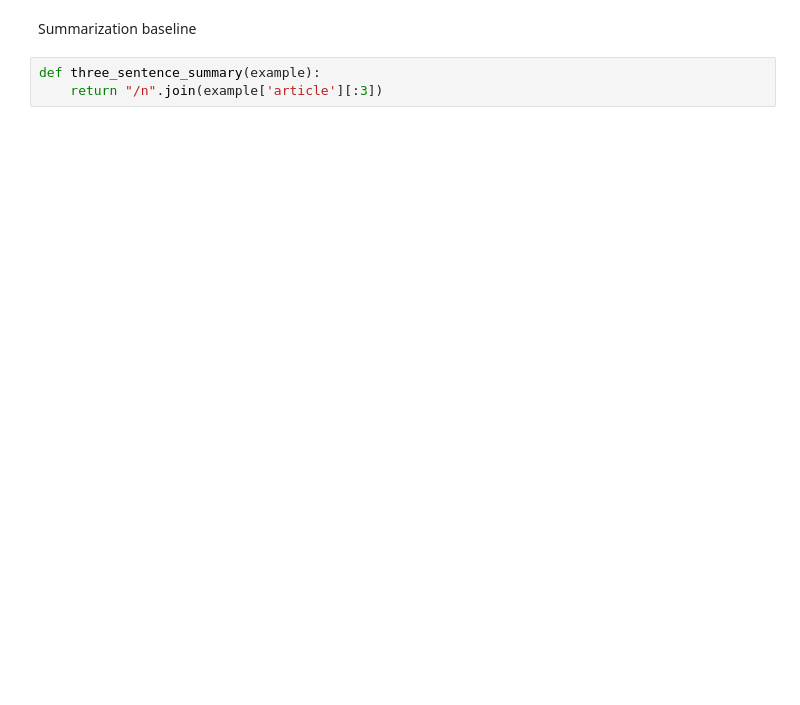
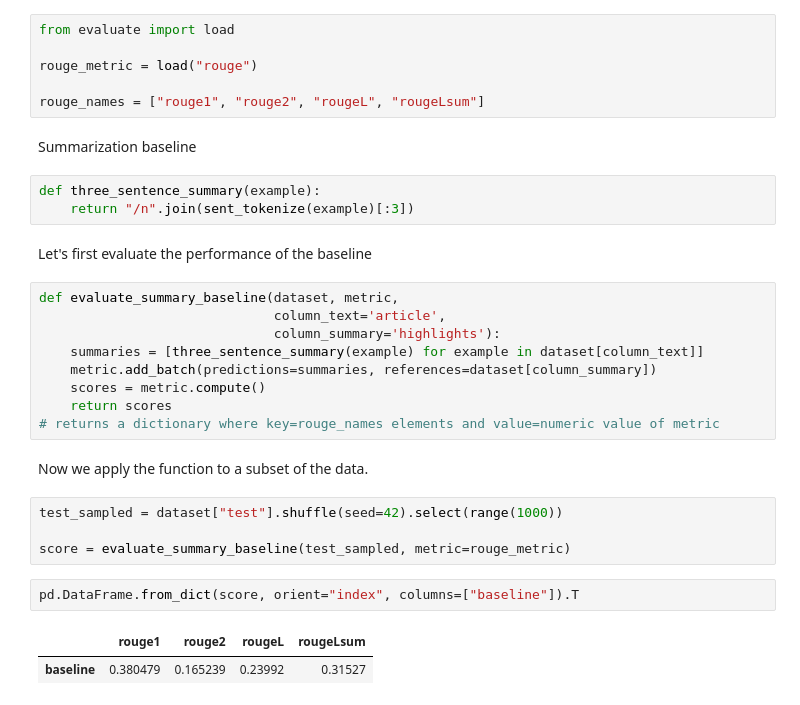
Before and after one commit to brtenorio/NLP_1, a Jupyter notebook: Module6/Ch6_pt2.ipynb, the cells around one changed output. Saved outputs shown, nothing was run; the diff lists cells and outputs as text; blank space fills up the shorter version.

```diff
--- a/Module6/Ch6_pt2.ipynb
+++ b/Module6/Ch6_pt2.ipynb
@@ -28,5 +59,33 @@ True
+# %%
+from evaluate import load
+
+rouge_metric = load("rouge")
+
+rouge_names = ["rouge1", "rouge2", "rougeL", "rougeLsum"]
 # %% [markdown]
 Summarization baseline
 # %%
 def three_sentence_summary(example):
-    return "/n".join(example['article'][:3])
+    return "/n".join(sent_tokenize(example)[:3])
+# %% [markdown]
+Let's first evaluate the performance of the baseline
+# %%
+def evaluate_summary_baseline(dataset, metric,
+                              column_text='article',
+                              column_summary='highlights'):
+    summaries = [three_sentence_summary(example) for example in dataset[column_text]]
+    metric.add_batch(predictions=summaries, references=dataset[column_summary])
+    scores = metric.compute()
+    return scores
+# returns a dictionary where key=rouge_names elements and value=numeric value of metric
+# %% [markdown]
+Now we apply the function to a subset of the data.
+# %%
+test_sampled = dataset["test"].shuffle(seed=42).select(range(1000))
+
+score = evaluate_summary_baseline(test_sampled, metric=rouge_metric)
+# %%
+pd.DataFrame.from_dict(score, orient="index", columns=["baseline"]).T
+# %% [output]
+|  | rouge1 | rouge2 | rougeL | rougeLsum |
+| baseline | 0.380479 | 0.165239 | 0.23992 | 0.31527 |
```
Also changed, not shown: parts of 39 cells of this notebook.
